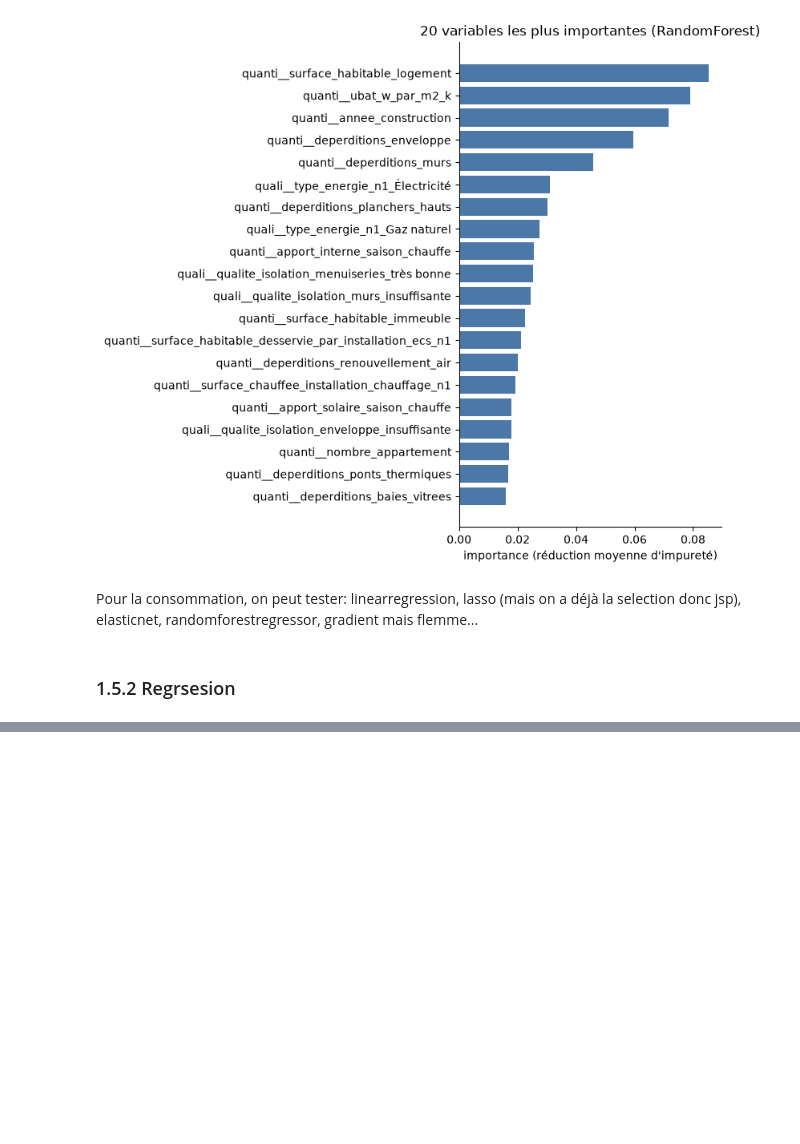
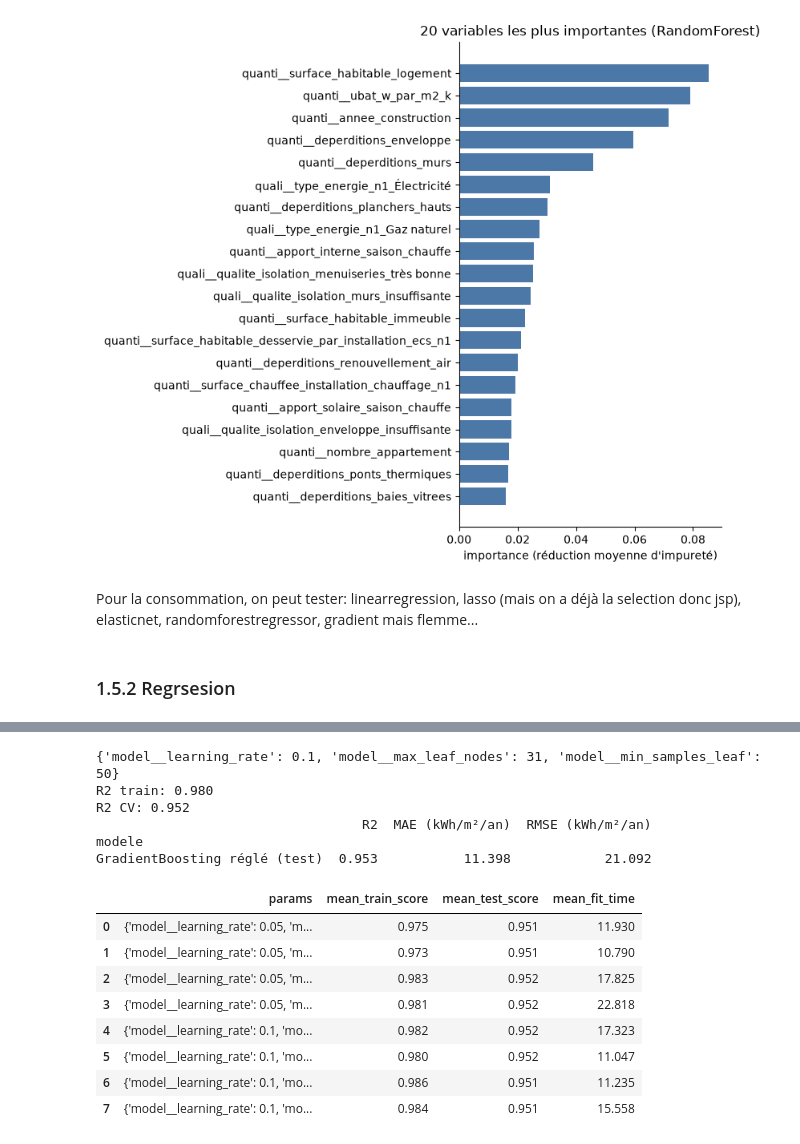
Before and after one commit to Abrlh/SISE-CONSO-ANALYSIS, a Jupyter notebook: notebooks/03_ML.ipynb, the cells around one changed output, grey strips where cells are left out. Drawn from its saved outputs; the diff is of its cells as text; code cells hidden in the pictures; blank space fills up the shorter version.

```diff
--- a/notebooks/03_ML.ipynb
+++ b/notebooks/03_ML.ipynb
@@ -389,0 +414,7 @@ Pour la consommation, on peut tester: linearregression, lasso (mais on a déjà
+# %%
+# Petite fonction pour evaluer le modèle sur des données de test après...
+def evaluer(nom, y_vrai, y_pred):
+    return {"modele": nom,
+            "R2": r2_score(y_vrai, y_pred),
+            "MAE (kWh/m²/an)": mean_absolute_error(y_vrai, y_pred),
+            "RMSE (kWh/m²/an)": root_mean_squared_error(y_vrai, y_pred)}
@@ -389,0 +522,41 @@ Pour la consommation, on peut tester: linearregression, lasso (mais on a déjà
+# %%
+# 4- Testons plusieurs parametres avec GridSearchCV pour selectionner les meilleurs params du modele
+from sklearn.model_selection import GridSearchCV
+
+pipe_gb = Pipeline([
+    ("preprocess", preprocess_gb),
+    ("model", HistGradientBoostingRegressor(max_iter=1000, early_stopping=True,
+                                            n_iter_no_change=20, random_state=42)),
+])
+
+param_grid_gb = {
+    "model__learning_rate": [0.05, 0.1],
+    "model__max_leaf_nodes": [31, 63],
+    "model__min_samples_leaf": [20, 50],
+}
+search_gb = GridSearchCV(pipe_gb, param_grid_gb, cv=3, scoring="r2", return_train_score=True)
+search_gb.fit(X_conso_train, y_conso_train)
+
+print(search_gb.best_params_)
+print(f"R2 train: {search_gb.cv_results_['mean_train_score'][search_gb.best_index_]:.3f}")
+print(f"R2 CV: {search_gb.best_score_:.3f}")
+y_conso_pred = search_gb.predict(X_conso_test)
+print(pd.DataFrame([evaluer("GradientBoosting réglé (test)", y_conso_test, y_conso_pred)]).set_index("modele").round(3))
+
+pd.DataFrame(search_gb.cv_results_)[["params", "mean_train_score", "mean_test_score", "mean_fit_time"]].round(3)
+# %% [output]
+{'model__learning_rate': 0.1, 'model__max_leaf_nodes': 31, 'model__min_samples_leaf': 50}
+R2 train: 0.980
+R2 CV: 0.952
+                                  R2  MAE (kWh/m²/an)  RMSE (kWh/m²/an)
+modele
+GradientBoosting réglé (test)  0.953           11.398            21.092
+|  | params | mean_train_score | mean_test_score | mean_fit_time |
+| 0 | {'model__learning_rate': 0.05, 'm... | 0.975 | 0.951 | 11.930 |
+| 1 | {'model__learning_rate': 0.05, 'm... | 0.973 | 0.951 | 10.790 |
+| 2 | {'model__learning_rate': 0.05, 'm... | 0.983 | 0.952 | 17.825 |
+| 3 | {'model__learning_rate': 0.05, 'm... | 0.981 | 0.952 | 22.818 |
+| 4 | {'model__learning_rate': 0.1, 'mo... | 0.982 | 0.952 | 17.323 |
+| 5 | {'model__learning_rate': 0.1, 'mo... | 0.980 | 0.952 | 11.047 |
+| 6 | {'model__learning_rate': 0.1, 'mo... | 0.986 | 0.951 | 11.235 |
+| 7 | {'model__learning_rate': 0.1, 'mo... | 0.984 | 0.951 | 15.558 |
```
Also changed, not shown: parts of 22 cells of this notebook.
